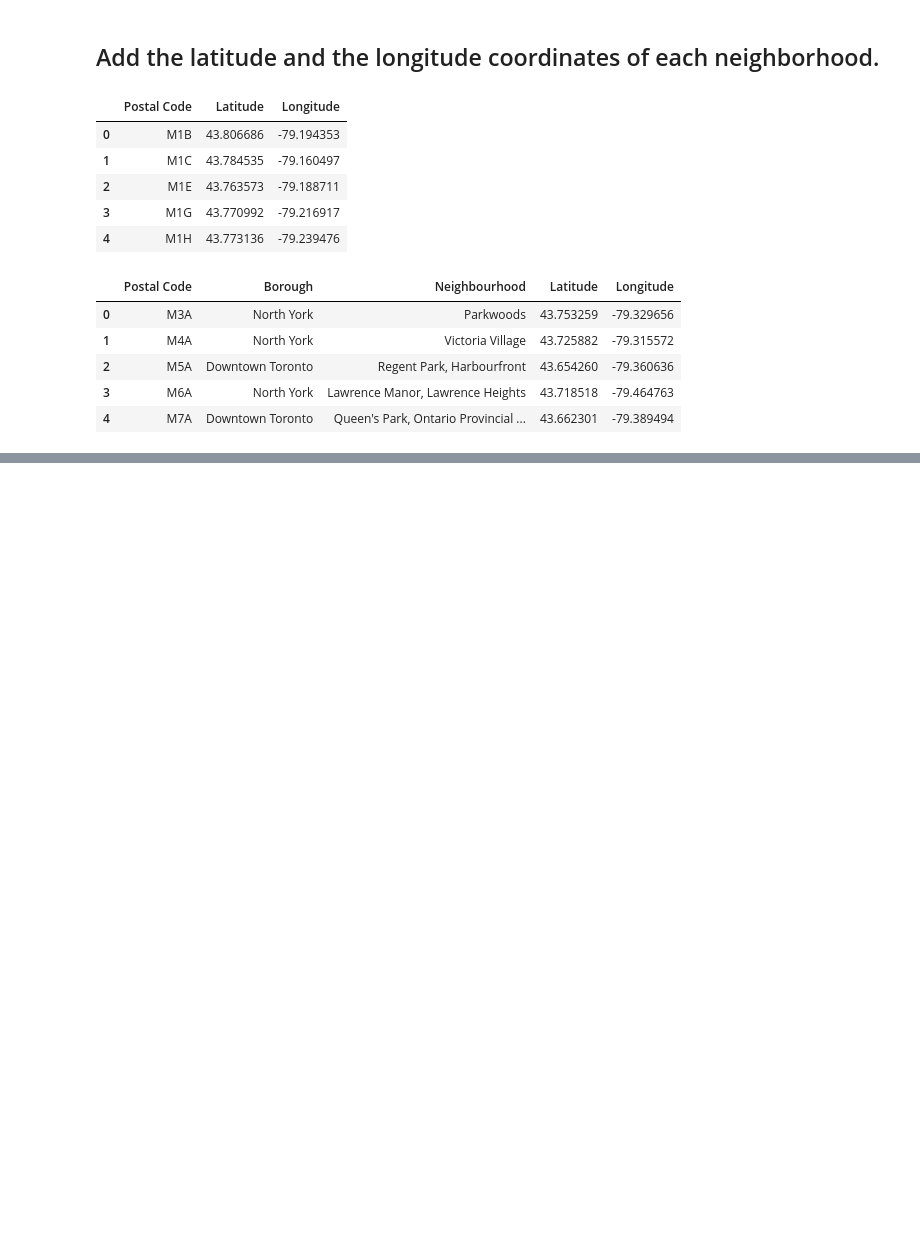
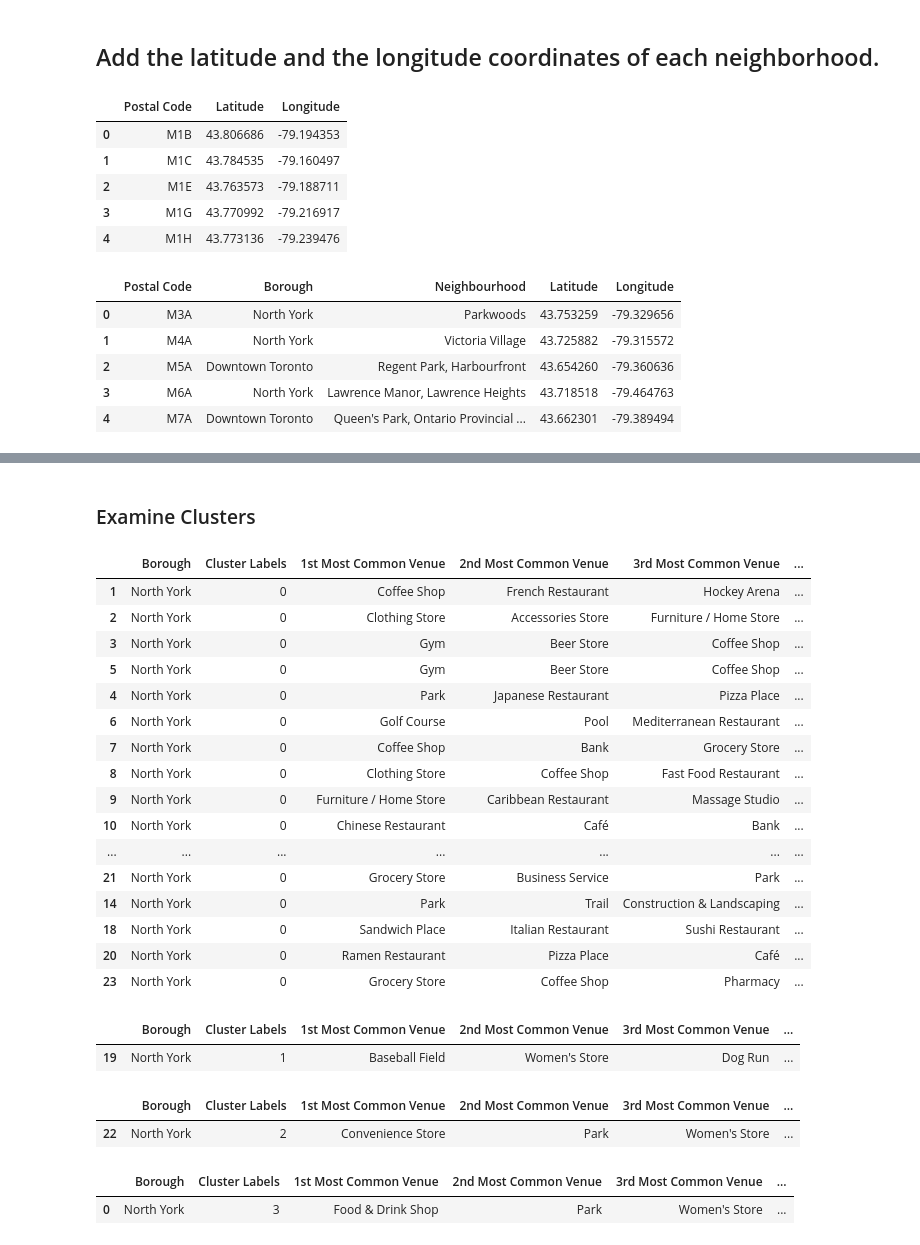
Before and after one commit to tengyu88/Coursera_Capstone, a Jupyter notebook: Coursera_Capstone.ipynb, the cells around one changed output, grey strips where cells are left out. Saved outputs shown, nothing was run; the diff lists cells and outputs as text; code cells hidden in the pictures; blank space fills up the shorter version.

Commit message:
Published from Watson Studio.

```diff
--- a/Coursera_Capstone.ipynb
+++ b/Coursera_Capstone.ipynb
@@ -121,0 +457,23 @@ df.head()
+# %%
+# display the top 10 venues for each neighborhood.
+
+num_top_venues = 10
+
+indicators = ['st', 'nd', 'rd']
+
+# create columns according to number of top venues
+columns = ['Neighbourhood']
+for ind in np.arange(num_top_venues):
+    try:
+        columns.append('{}{} Most Common Venue'.format(ind+1, indicators[ind]))
+    except:
+        columns.append('{}th Most Common Venue'.format(ind+1))
+
+# create a new dataframe
+neighbourhoods_venues_sorted = pd.DataFrame(columns=columns)
+neighbourhoods_venues_sorted['Neighbourhood'] = northyork_grouped['Neighbourhood']
+
+for ind in np.arange(northyork_grouped.shape[0]):
+    neighbourhoods_venues_sorted.iloc[ind, 1:] = return_most_common_venues(northyork_grouped.iloc[ind, :], num_top_venues)
+
+neighbourhoods_venues_sorted.head()
@@ -121,0 +491,11 @@ df.head()
+# %%
+# set number of clusters
+kclusters = 5
+
+northyork_grouped_clustering = northyork_grouped.drop('Neighbourhood', axis=1)
+
+# run k-means clustering
+kmeans = KMeans(n_clusters=kclusters, random_state=0).fit(northyork_grouped_clustering)
+
+# check cluster labels generated for each row in the dataframe
+kmeans.labels_[0:10]
@@ -121,0 +506,9 @@ df.head()
+# %%
+# add clustering labels
+neighbourhoods_venues_sorted.insert(0, 'Cluster Labels', kmeans.labels_)
+northyork_merged = northyork_data
+
+# merge northyork_grouped with northyork_data to add latitude/longitude for each neighbourhood
+northyork_merged = northyork_merged.join(neighbourhoods_venues_sorted.set_index('Neighbourhood'), on='Neighbourhood', how='inner')
+
+northyork_merged.head() # check the last columns!
@@ -121,0 +550,37 @@ df.head()
+# %% [markdown]
+### Examine Clusters
+# %%
+northyork_merged.loc[northyork_merged['Cluster Labels'] == 0, northyork_merged.columns[[1] + list(range(5, northyork_merged.shape[1]))]]
+# %% [output]
+|  | Borough | Cluster Labels | 1st Most Common Venue | 2nd Most Common Venue | 3rd Most Common Venue | ... |
+| 1 | North York | 0 | Coffee Shop | French Restaurant | Hockey Arena | ... |
+| 2 | North York | 0 | Clothing Store | Accessories Store | Furniture / Home Store | ... |
+| 3 | North York | 0 | Gym | Beer Store | Coffee Shop | ... |
+| 5 | North York | 0 | Gym | Beer Store | Coffee Shop | ... |
+| 4 | North York | 0 | Park | Japanese Restaurant | Pizza Place | ... |
+| 6 | North York | 0 | Golf Course | Pool | Mediterranean Restaurant | ... |
+| 7 | North York | 0 | Coffee Shop | Bank | Grocery Store | ... |
+| 8 | North York | 0 | Clothing Store | Coffee Shop | Fast Food Restaurant | ... |
+| 9 | North York | 0 | Furniture / Home Store | Caribbean Restaurant | Massage Studio | ... |
+| 10 | North York | 0 | Chinese Restaurant | Café | Bank | ... |
+| ... | ... | ... | ... | ... | ... | ... |
+| 21 | North York | 0 | Grocery Store | Business Service | Park | ... |
+| 14 | North York | 0 | Park | Trail | Construction & Landscaping | ... |
+| 18 | North York | 0 | Sandwich Place | Italian Restaurant | Sushi Restaurant | ... |
+| 20 | North York | 0 | Ramen Restaurant | Pizza Place | Café | ... |
+| 23 | North York | 0 | Grocery Store | Coffee Shop | Pharmacy | ... |
+# %%
+northyork_merged.loc[northyork_merged['Cluster Labels'] == 1, northyork_merged.columns[[1] + list(range(5, northyork_merged.shape[1]))]]
+# %% [output]
+|  | Borough | Cluster Labels | 1st Most Common Venue | 2nd Most Common Venue | 3rd Most Common Venue | ... |
+| 19 | North York | 1 | Baseball Field | Women's Store | Dog Run | ... |
+# %%
+northyork_merged.loc[northyork_merged['Cluster Labels'] == 2, northyork_merged.columns[[1] + list(range(5, northyork_merged.shape[1]))]]
+# %% [output]
+|  | Borough | Cluster Labels | 1st Most Common Venue | 2nd Most Common Venue | 3rd Most Common Venue | ... |
+| 22 | North York | 2 | Convenience Store | Park | Women's Store | ... |
+# %%
+northyork_merged.loc[northyork_merged['Cluster Labels'] == 3, northyork_merged.columns[[1] + list(range(5, northyork_merged.shape[1]))]]
+# %% [output]
+|  | Borough | Cluster Labels | 1st Most Common Venue | 2nd Most Common Venue | 3rd Most Common Venue | ... |
+| 0 | North York | 3 | Food & Drink Shop | Park | Women's Store | ... |
```
Also changed, not shown: parts of 43 cells of this notebook.
